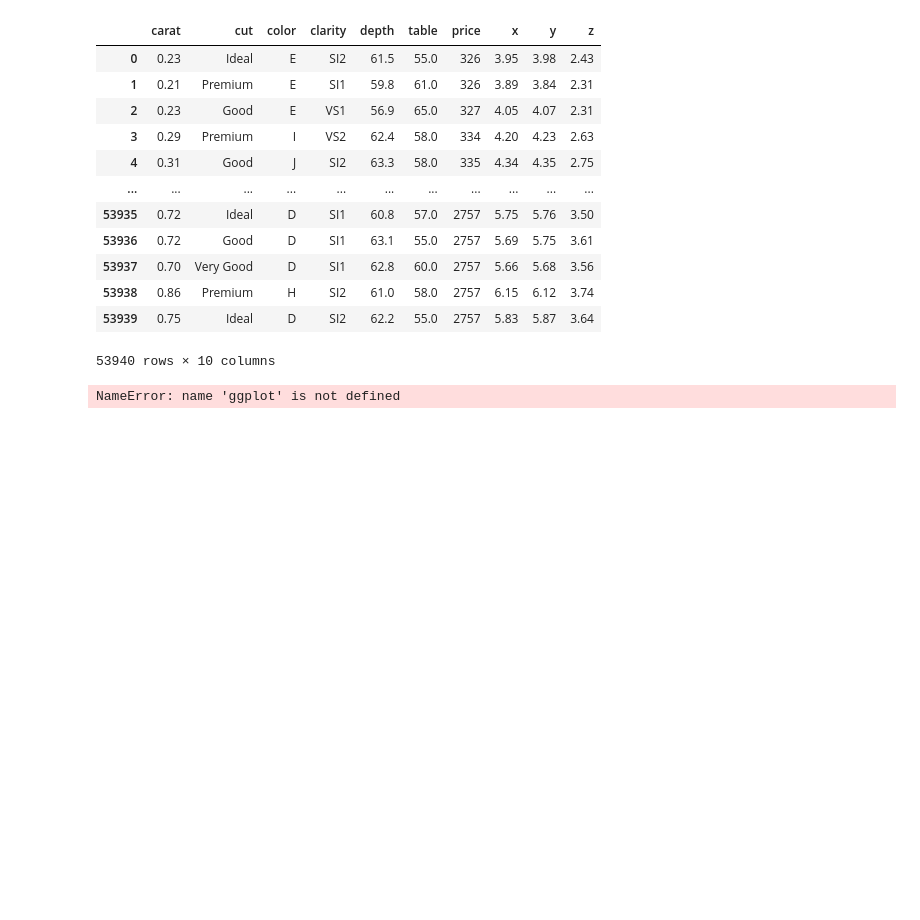
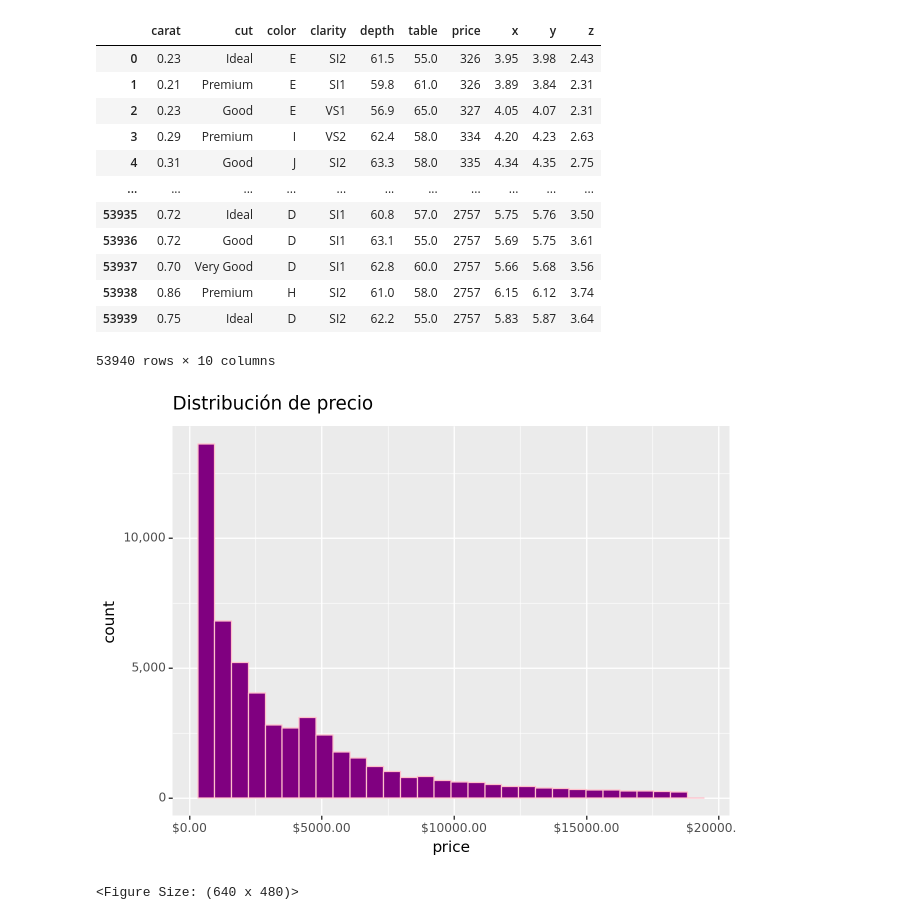
Before and after one commit to AngelicaPal/AMAT-ML, a Jupyter notebook: Clase4.ipynb, the cells around one changed output. Drawn from its saved outputs; the diff is of its cells as text; code cells hidden in the pictures; blank space fills up the shorter version.

```diff
--- a/Clase4.ipynb
+++ b/Clase4.ipynb
@@ -25,11 +26,12 @@ diamonds
 # %%
 (
 diamonds >>
-  ggplot(aes(x = "price")) +
-  geom_histogram(color = "pink", fill = "purple", bins=30) +
-  scale_x_continuous(labels=dollar_format()) +
-  scale_y_continuous(labels=comma_format()) +
-  ggtitle("Distribución d eprecio")
+  p9.ggplot(aes(x = "price")) +
+  p9.geom_histogram(color = "pink", fill = "purple", bins=30) +
+  p9.scale_x_continuous(labels=dollar_format()) +
+  p9.scale_y_continuous(labels=comma_format()) +
+  p9.ggtitle("Distribución de precio")
 )
 # %% [output]
+[figure, added]
-NameError: name 'ggplot' is not defined
+<Figure Size: (640 x 480)>
```
Also changed, not shown: parts of 4 cells of this notebook, 7 other files.
